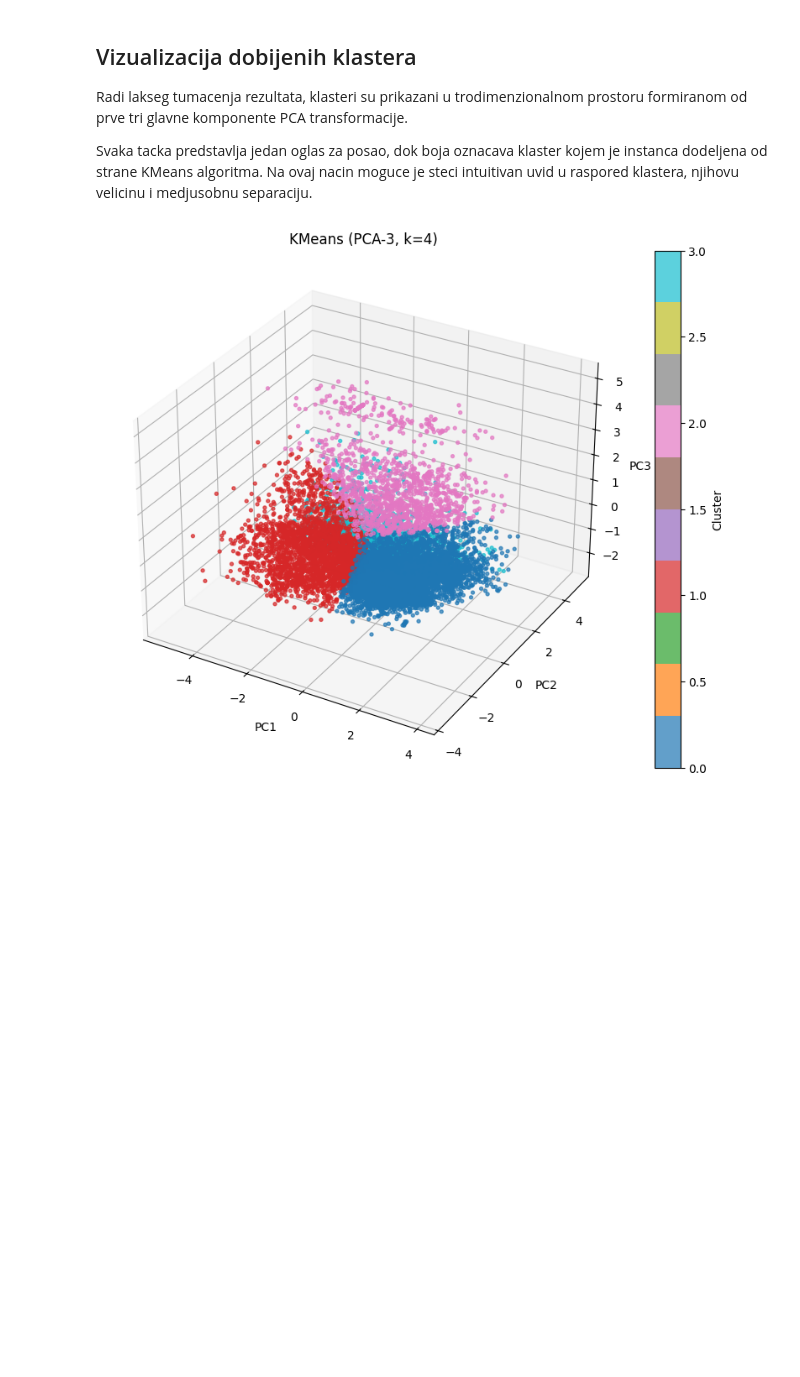
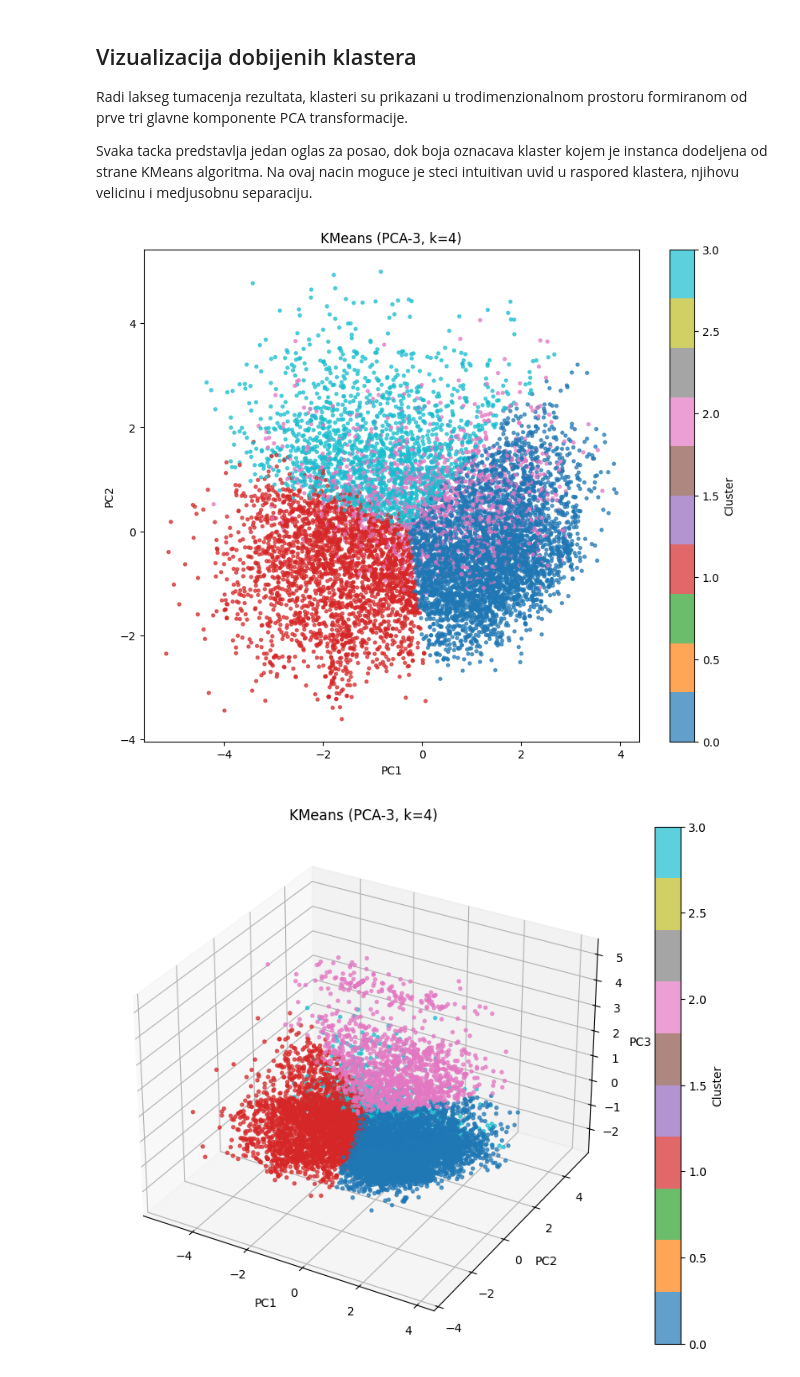
Before and after one commit to MarinaVr1/linkedin-job-postings-clustering, a Jupyter notebook: notebooks/clustering/kmeans.ipynb, the cells around one changed output. Drawn from its saved outputs; the diff is of its cells as text; code cells hidden in the pictures; blank space fills up the shorter version.

Commit message:
Add 2d visualization for KMeans

```diff
--- a/notebooks/clustering/kmeans.ipynb
+++ b/notebooks/clustering/kmeans.ipynb
@@ -468,6 +468,29 @@ X_kmeans_pca_3 = X_sample_pca_3
 Radi lakseg tumacenja rezultata, klasteri su prikazani u trodimenzionalnom prostoru formiranom od prve tri glavne komponente PCA transformacije.
 
 Svaka tacka predstavlja jedan oglas za posao, dok boja oznacava klaster kojem je instanca dodeljena od strane KMeans algoritma. Na ovaj nacin moguce je steci intuitivan uvid u raspored klastera, njihovu velicinu i medjusobnu separaciju.
+# %%
+import matplotlib.pyplot as plt
+
+plt.figure(figsize=(10,8))
+
+scatter = plt.scatter(
+    X_kmeans_pca_3[:,0],
+    X_kmeans_pca_3[:,1],
+    c=labels_kmeans_pca_3,
+    cmap="tab10",
+    s=8,
+    alpha=0.7
+)
+
+plt.title("KMeans (PCA-3, k=4)")
+plt.xlabel("PC1")
+plt.ylabel("PC2")
+
+plt.colorbar(scatter, label="Cluster")
+
+plt.show()
+# %% [output]
+[figure, added]
 # %%
 from mpl_toolkits.mplot3d import Axes3D
 import matplotlib.pyplot as plt
```
